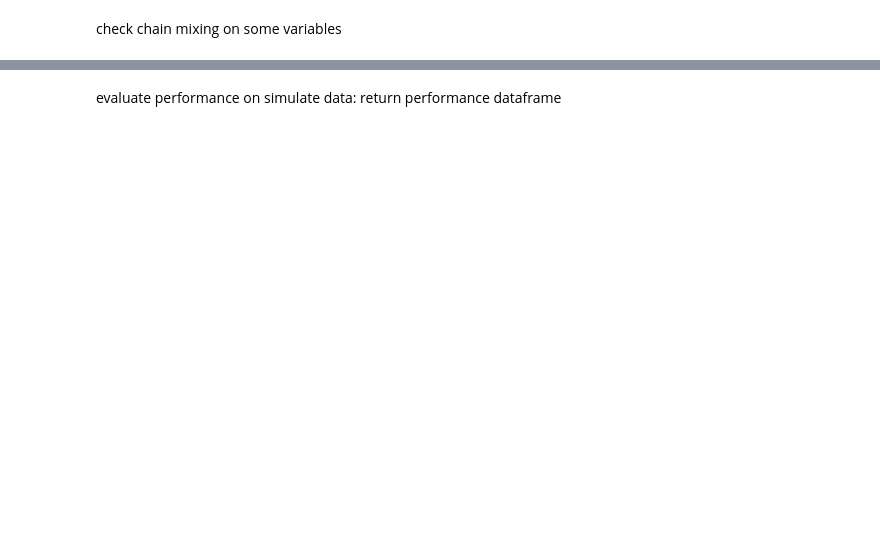
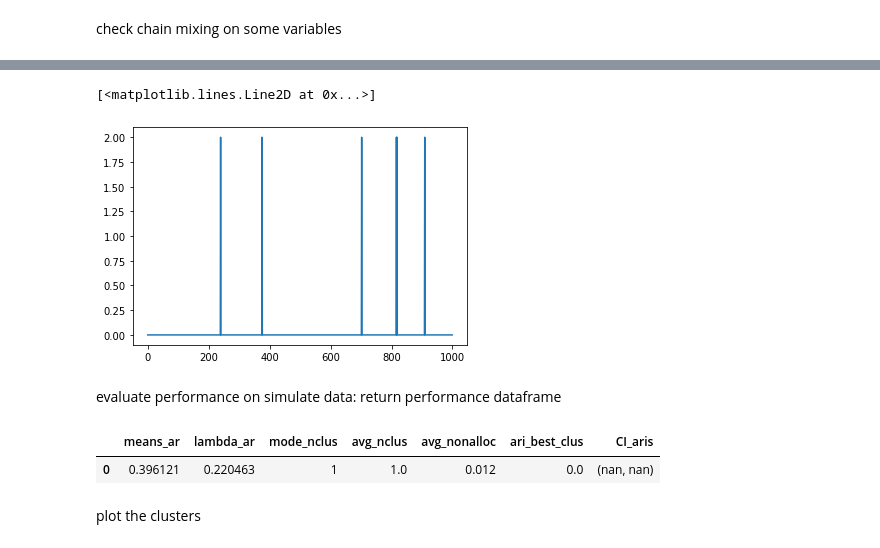
Before and after one commit to LGhilotti/pp_mix, a Jupyter notebook: data/Eyes_data/eyes_results_analysis.ipynb, the cells around one changed output, grey strips where cells are left out. Saved outputs shown, nothing was run; the diff lists cells and outputs as text; code cells hidden in the pictures; blank space fills up the shorter version.

```diff
--- a/data/Eyes_data/eyes_results_analysis.ipynb
+++ b/data/Eyes_data/eyes_results_analysis.ipynb
@@ -39,3 +75,10 @@ plt.plot(last_sbar_chain)
+# %%
+n_nonall_chain = np.array([x.mna for x in chain])
+
+plt.plot(n_nonall_chain)
+# %% [output]
+[<matplotlib.lines.Line2D at 0x...>]
+[figure, added]
 # %% [markdown]
 evaluate performance on simulate data: return performance dataframe
 # %%
@@ -87 +108,8 @@ vals = df_od[df_od.columns[2:]].values
+# %%
+display(df_performance)
+# %% [output]
+|  | means_ar | lambda_ar | mode_nclus | avg_nclus | avg_nonalloc | ari_best_clus | CI_aris |
+| 0 | 0.396121 | 0.220463 | 1 | 1.0 | 0.012 | 0.0 | (nan, nan) |
+# %% [markdown]
+plot the clusters
 # %%
```
Also changed, not shown: parts of 12 cells of this notebook, 1 other file.
